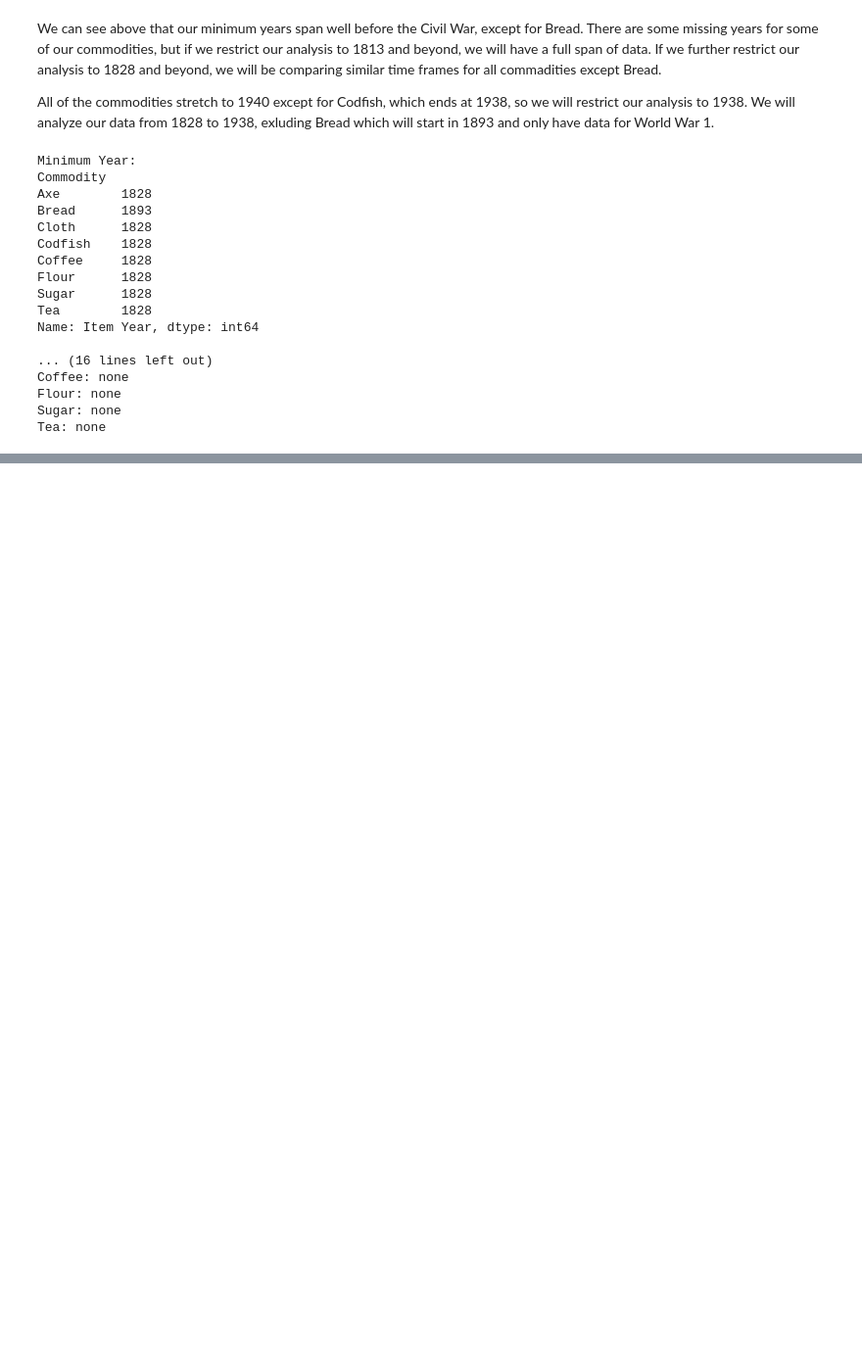
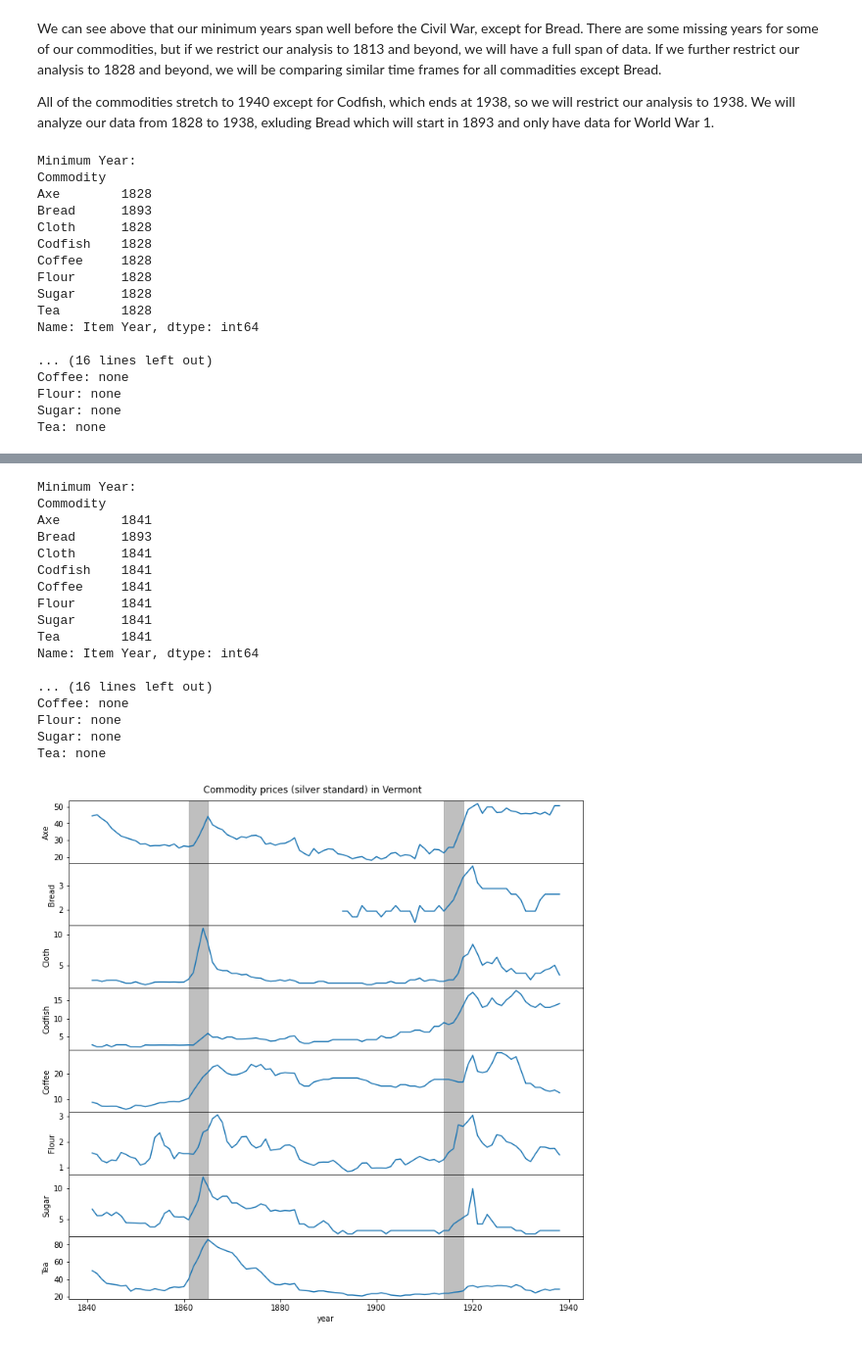
Before and after one commit to Meadosc/commodity_case_study, a Jupyter notebook: main.ipynb, the cells around one changed output, grey strips where cells are left out. Shown at 98% size. Cells and saved outputs as stored; diff of their text form; code cells hidden in the pictures; blank space fills up the shorter version.

```diff
--- a/main.ipynb
+++ b/main.ipynb
@@ -109,0 +168,57 @@ Tea: none
+# %%
+# Let's drop our unwanted data and check that our data has been formatted correctly
+df_v = df_v.drop(df_v[(df_v['Item Year'] <= 1840) | (df_v['Item Year'] >= 1939)].index)
+
+print(f"Minimum Year:\n{df_v.groupby(['Commodity'])['Item Year'].min()}\n")
+print(f"Maximum Year:\n{df_v.groupby(['Commodity'])['Item Year'].max()}\n")
+
+for x in com_ls:
+    yrs = miss_years(df_v[df_v["Commodity"] == x])
+    print(f"{x}: {yrs}")
+
+# build plot
+fig = plt.figure(figsize=(10,10))
+gs = fig.add_gridspec(len(com_ls), hspace=0)
+ax = gs.subplots(sharex=True)
+fig.suptitle('Commodity prices (silver standard) in Vermont')
+
+for count, com in enumerate(com_ls):
+    df = df_v[df_v['Commodity'] == com]
+    df = df.sort_values(by=["Item Year"])
+
+    # values for plot title and axes
+    commodity = df["Commodity"].unique()
+    location = df["Location"].unique()
+    first_year = df["Item Year"].iloc[0]
+    last_year = df["Item Year"].iloc[-1]
+    measure = df["Standard Measure"].unique()
+
+    ax[count].plot(df["Item Year"], df["Standard Value"])
+    ax[count].set(xlabel='year', ylabel=f'{commodity[0]}')
+    ax[count].axvspan(1861, 1865, alpha=0.5, color='grey')
+    ax[count].axvspan(1914, 1918, alpha=0.5, color='grey')
+
+
+fig.tight_layout()
+# Hide x labels and tick labels for all but bottom plot.
+for x in ax:
+    x.label_outer()
+# %% [output]
+Minimum Year:
+Commodity
+Axe        1841
+Bread      1893
+Cloth      1841
+Codfish    1841
+Coffee     1841
+Flour      1841
+Sugar      1841
+Tea        1841
+Name: Item Year, dtype: int64
+
+... (16 lines left out)
+Coffee: none
+Flour: none
+Sugar: none
+Tea: none
+[figure, added]
```
Also changed, not shown: parts of 9 cells of this notebook, 1 other file.
